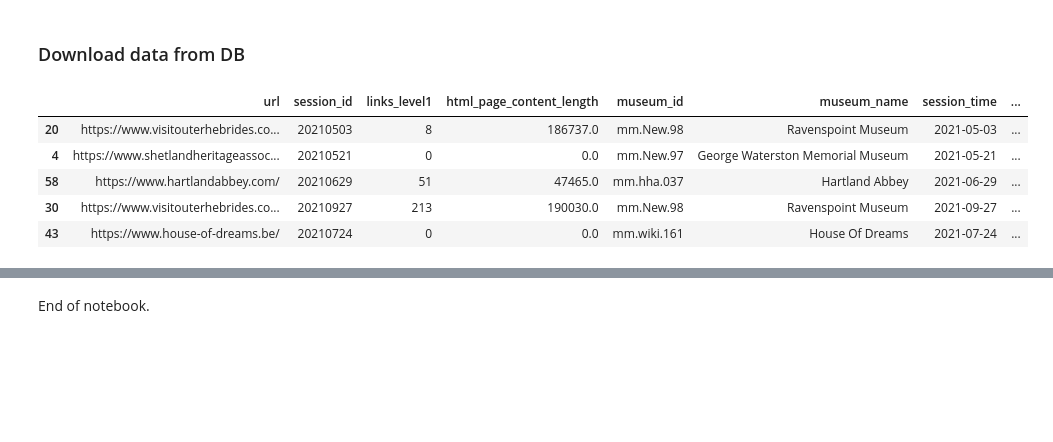
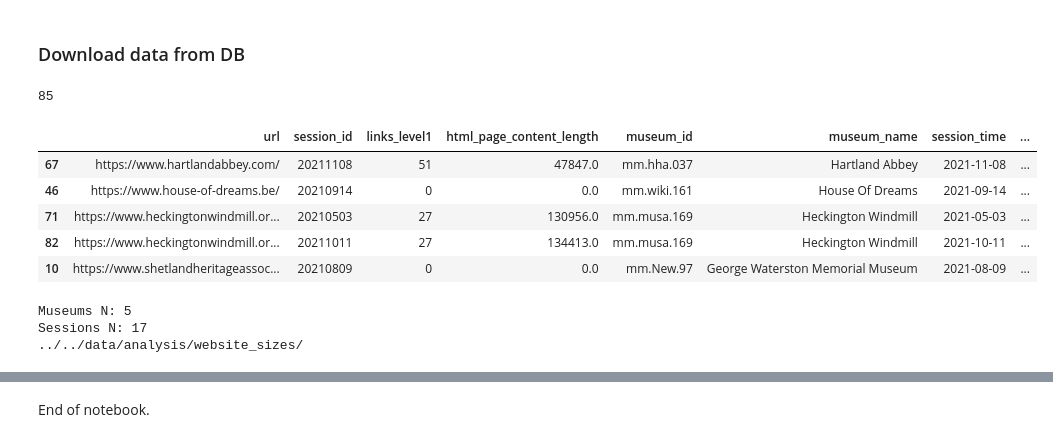
Before and after one commit to Birkbeck/museums-in-the-pandemic, a Jupyter notebook: mip/notebooks_py/02_extract_indicators.ipynb, the cells around one changed output, grey strips where cells are left out. Cells and saved outputs as stored; diff of their text form; code cells hidden in the pictures; blank space fills up the shorter version.

Commit message:
mus size analysis

```diff
--- a/mip/notebooks_py/02_extract_indicators.ipynb
+++ b/mip/notebooks_py/02_extract_indicators.ipynb
@@ -983,12 +983,24 @@ Analyse numer of pages and sizes and deltas of museum websites.
 # %%
 sql = "select * from analytics.website_sizes;"
 websz_df = pd.read_sql(sql, db_conn)
 websz_df = websz_df.drop(columns='index')
-websz_df.sample(5)
+print(len(websz_df))
+display(websz_df.sample(5))
+
+print("Museums N:",websz_df.museum_id.nunique())
+print("Sessions N:",websz_df.session_id.nunique())
+
+sz_fold = out_folder + 'data/analysis/website_sizes/'
+print(sz_fold)
+if not os.path.exists(sz_fold): os.makedirs(sz_fold)
 # %% [output]
+85
 |  | url | session_id | links_level1 | html_page_content_length | museum_id | museum_name | session_time | ... |
-| 20 | https://www.visitouterhebrides.co... | 20210503 | 8 | 186737.0 | mm.New.98 | Ravenspoint Museum | 2021-05-03 | ... |
-| 4 | https://www.shetlandheritageassoc... | 20210521 | 0 | 0.0 | mm.New.97 | George Waterston Memorial Museum | 2021-05-21 | ... |
-| 58 | https://www.hartlandabbey.com/ | 20210629 | 51 | 47465.0 | mm.hha.037 | Hartland Abbey | 2021-06-29 | ... |
-| 30 | https://www.visitouterhebrides.co... | 20210927 | 213 | 190030.0 | mm.New.98 | Ravenspoint Museum | 2021-09-27 | ... |
-| 43 | https://www.house-of-dreams.be/ | 20210724 | 0 | 0.0 | mm.wiki.161 | House Of Dreams | 2021-07-24 | ... |
+| 67 | https://www.hartlandabbey.com/ | 20211108 | 51 | 47847.0 | mm.hha.037 | Hartland Abbey | 2021-11-08 | ... |
+| 46 | https://www.house-of-dreams.be/ | 20210914 | 0 | 0.0 | mm.wiki.161 | House Of Dreams | 2021-09-14 | ... |
+| 71 | https://www.heckingtonwindmill.or... | 20210503 | 27 | 130956.0 | mm.musa.169 | Heckington Windmill | 2021-05-03 | ... |
+| 82 | https://www.heckingtonwindmill.or... | 20211011 | 27 | 134413.0 | mm.musa.169 | Heckington Windmill | 2021-10-11 | ... |
+| 10 | https://www.shetlandheritageassoc... | 20210809 | 0 | 0.0 | mm.New.97 | George Waterston Memorial Museum | 2021-08-09 | ... |
+Museums N: 5
+Sessions N: 17
+../../data/analysis/website_sizes/
```
Also changed, not shown: parts of 4 cells of this notebook, 3 other files.
